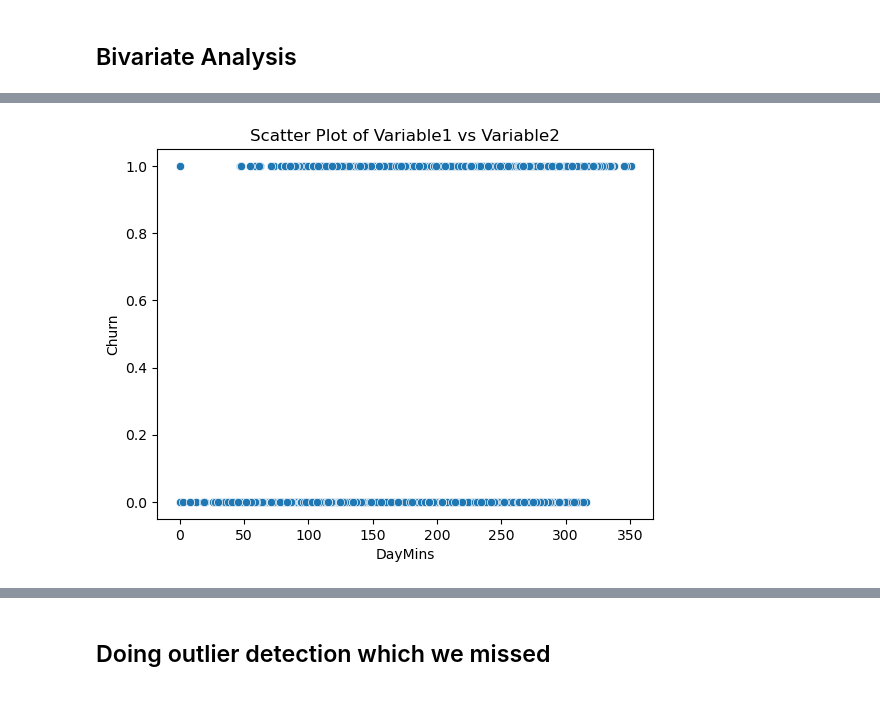
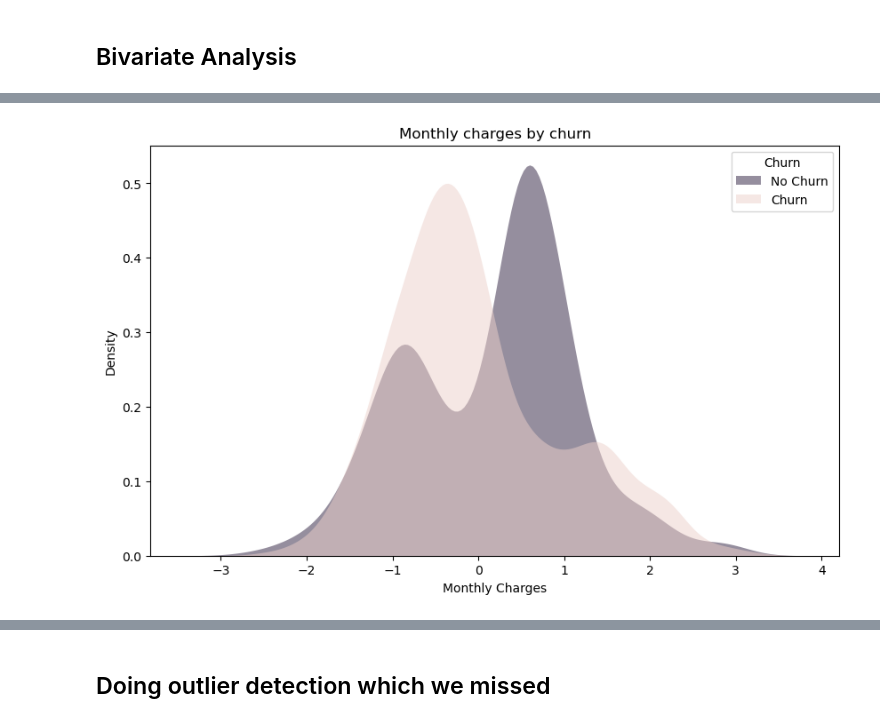
Before and after one commit to Rishabhknp666/Data-Science-projects, a Jupyter notebook: Churn modelling.ipynb, the cells around one changed output, grey strips where cells are left out. Drawn from its saved outputs; the diff is of its cells as text; code cells hidden in the pictures.

Commit message:
completing the churn

```diff
--- a/Churn modelling.ipynb
+++ b/Churn modelling.ipynb
@@ -249,9 +267,16 @@ plt.show()
-# %%
-import seaborn as sns
-import matplotlib.pyplot as plt
-
-sns.scatterplot(y=df.Churn, x=df.DayMins, data=df)
-plt.title('Scatter Plot of Variable1 vs Variable2')
-plt.show()
-# %% [output]
-[figure, removed]
+# %%
+# Churn by Monthly Charges
+plt.figure(figsize=(10,6))
+
+sns.kdeplot(data=df, x="MonthlyCharge", hue="Churn",
+            fill=True, common_norm=False,
+            alpha=.5, linewidth=0)
+
+plt.xlabel('Monthly Charges')
+plt.ylabel('Density')
+plt.title('Monthly charges by churn')
+plt.legend(title='Churn', labels=['No Churn', 'Churn'], loc='upper right')
+
+plt.show()
+# %% [output]
+[figure, added]
```
Also changed, not shown: parts of 53 cells of this notebook.
